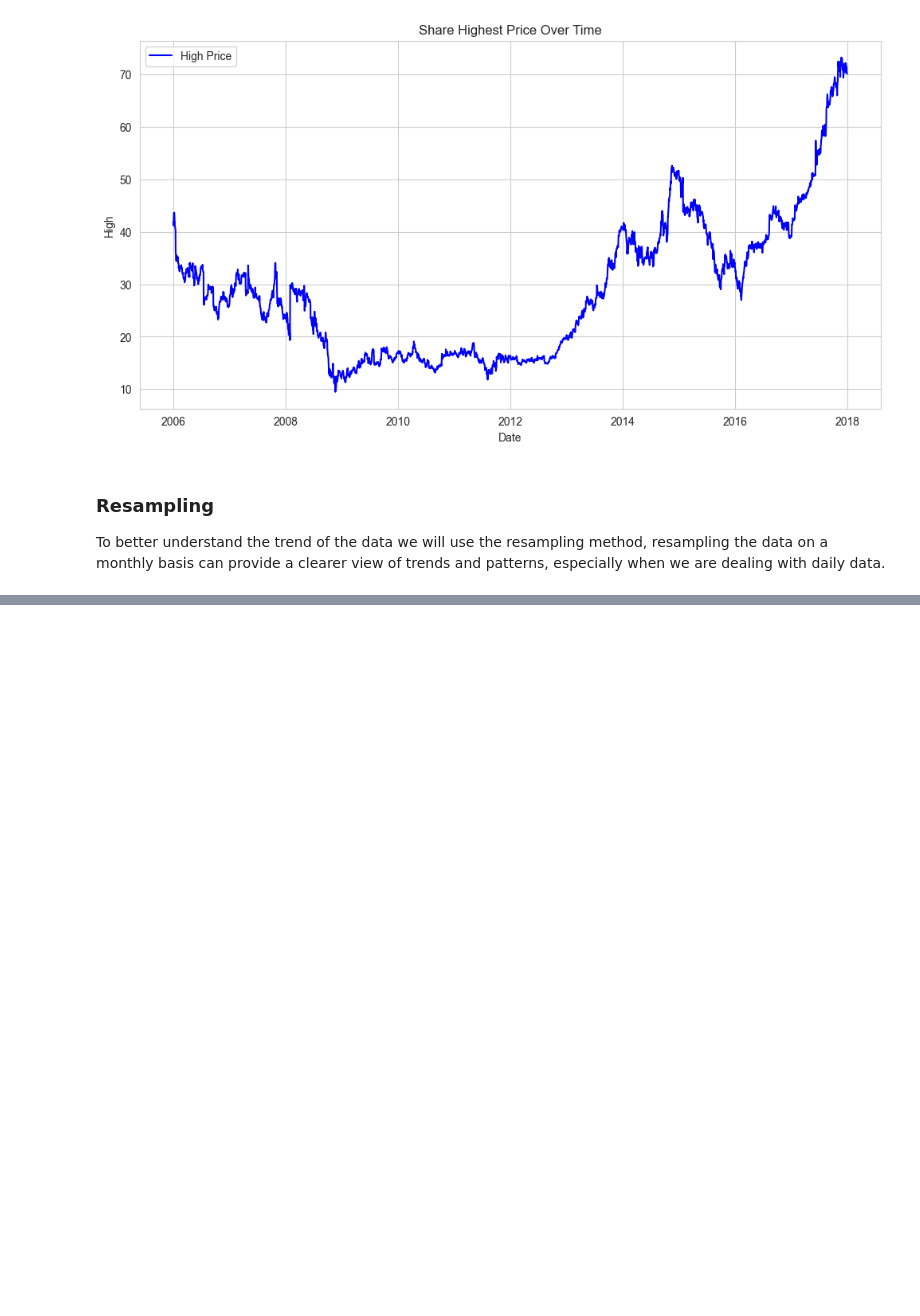
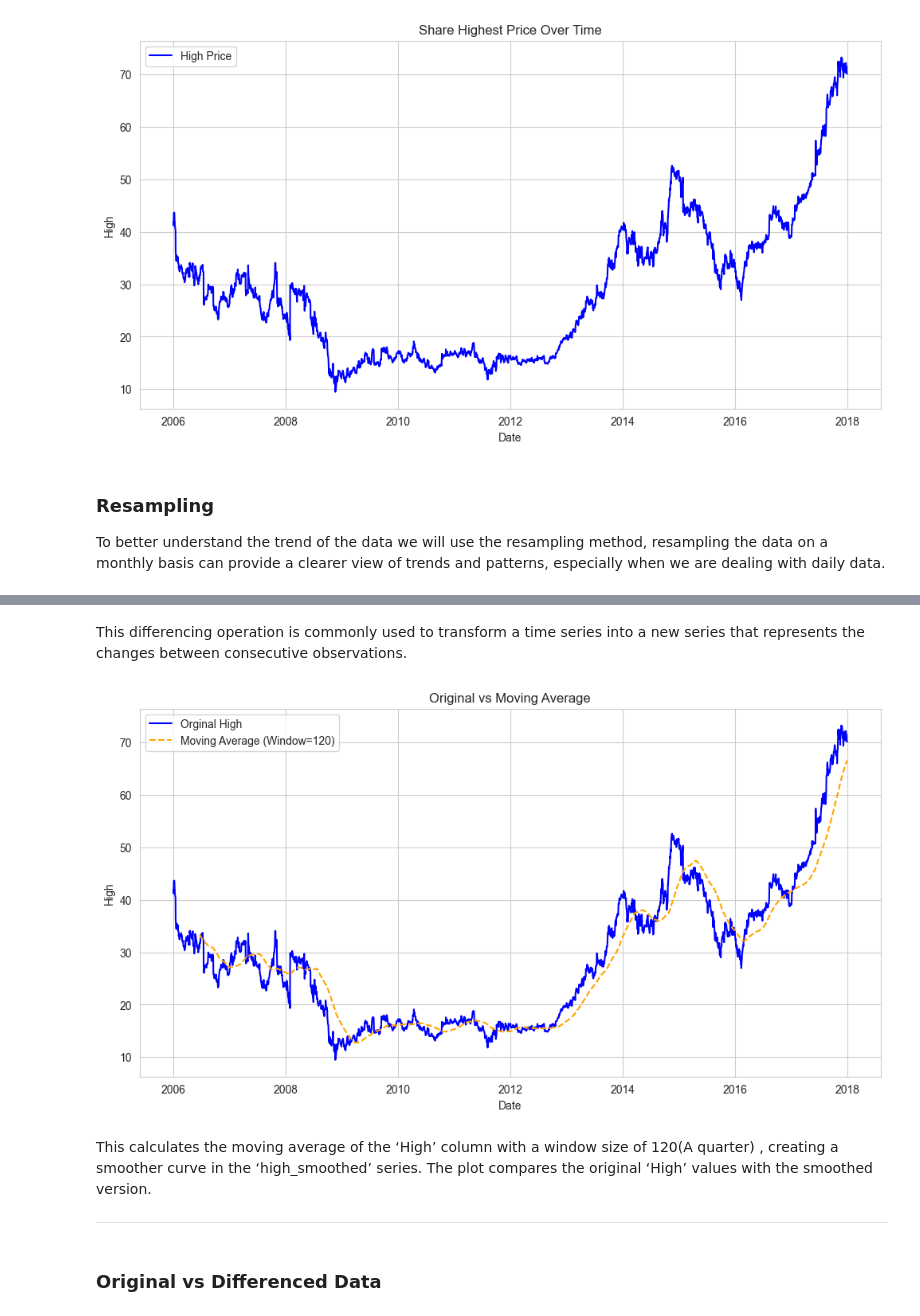
Before and after one commit to vanki2003/DA-Tutorials, a Jupyter notebook: Time Series Analysis & Correlation/notebook.ipynb, the cells around one changed output, grey strips where cells are left out. Cells and saved outputs as stored; diff of their text form; code cells hidden in the pictures; blank space fills up the shorter version.

Commit message:
completed tutorial on time series analysis

```diff
--- a/Time Series Analysis & Correlation/notebook.ipynb
+++ b/Time Series Analysis & Correlation/notebook.ipynb
@@ -68,0 +131,24 @@ TypeError: agg function failed [how->mean,dtype->object]
+# %% [markdown]
+This differencing operation is commonly used to transform a time series into a new series that represents the changes between consecutive observations.
+# %%
+# moving average
+window_size = 120
+df['high_smoothed'] = df['High'].rolling(window=window_size).mean()
+
+# plotting
+plt.figure(figsize=(12,6))
+
+plt.plot(df['High'], label='Orginal High', color='blue')
+plt.plot(df['high_smoothed'], label=f'Moving Average (Window={window_size})', linestyle='--', color='orange')
+plt.xlabel('Date')
+plt.ylabel('High')
+plt.title('Original vs Moving Average')
+plt.legend()
+plt.show()
+# %% [output]
+[figure, added]
+# %% [markdown]
+This calculates the moving average of the ‘High’ column with a window size of 120(A quarter) , creating a smoother curve in the ‘high_smoothed’ series. The plot compares the original ‘High’ values with the smoothed version.
+___
+# %% [markdown]
+### Original vs Differenced Data
```
Also changed, not shown: parts of 12 cells of this notebook, 1 other file.
